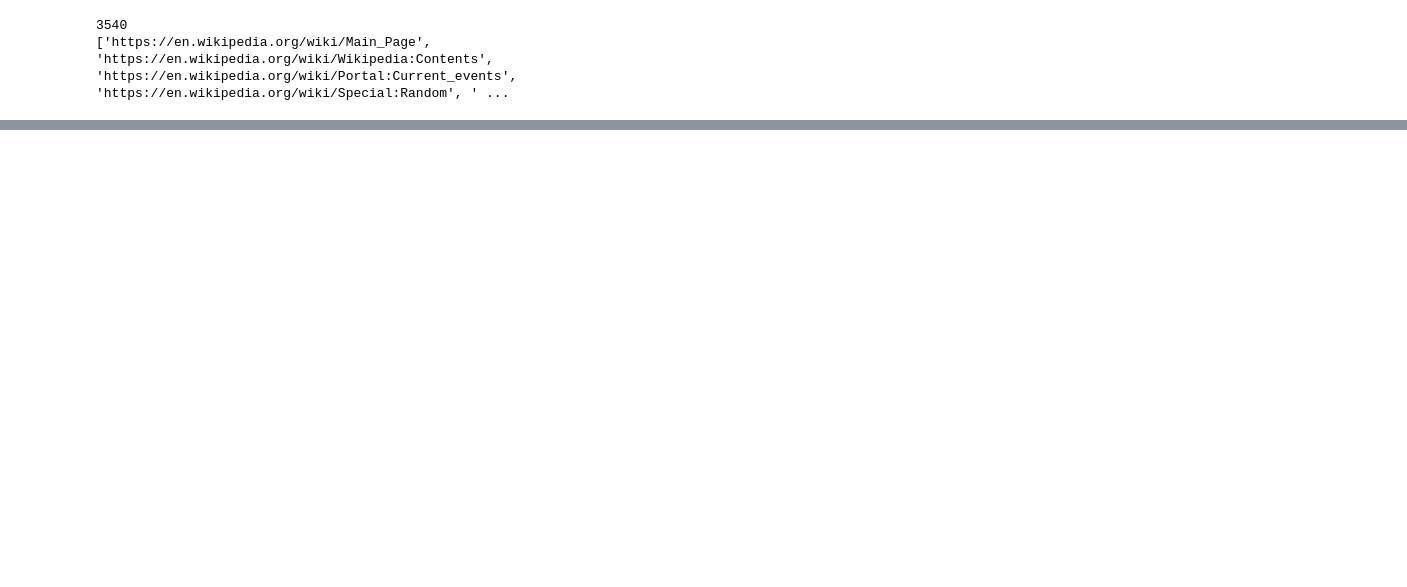
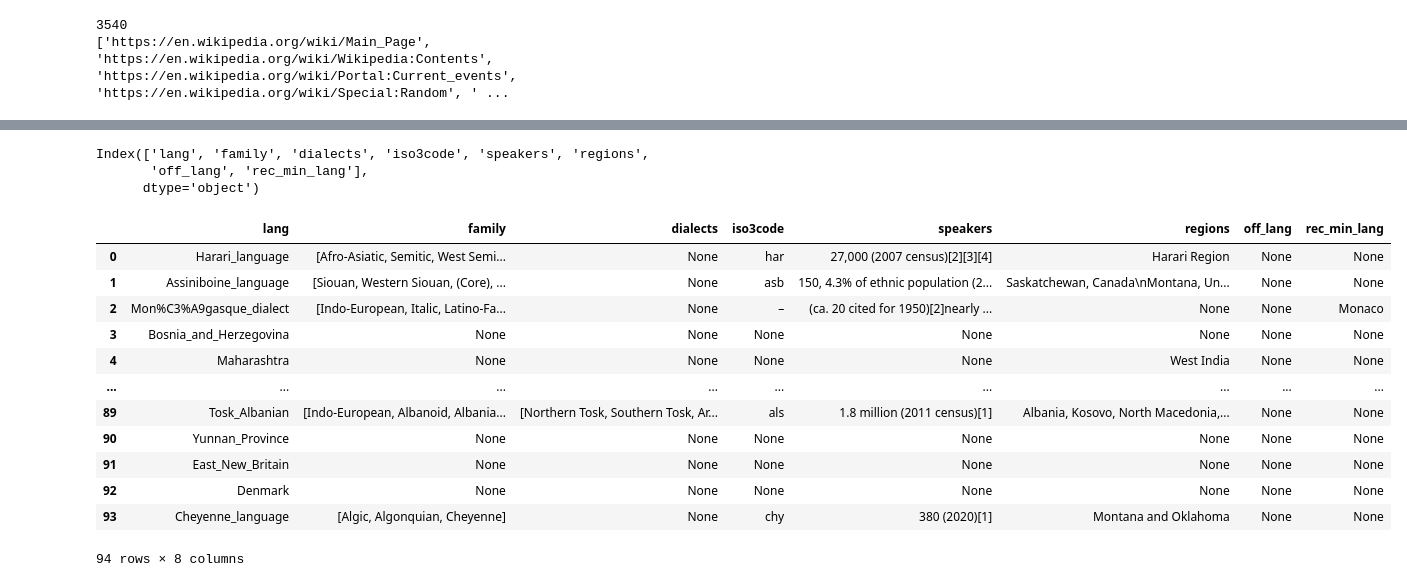
Before and after one commit to gcwarren/LanguageStatusVisualizationProject, a Jupyter notebook: scraper.ipynb, the cells around one changed output, grey strips where cells are left out. Saved outputs shown, nothing was run; the diff lists cells and outputs as text; code cells hidden in the pictures; blank space fills up the shorter version.

Commit message:
update to scraper aand attempt to merge

```diff
--- a/scraper.ipynb
+++ b/scraper.ipynb
@@ -63,8 +118,8 @@ urls = [url for url in urls if '?' not in url]
 # %% [output]
 3540
 ['https://en.wikipedia.org/wiki/Main_Page', 'https://en.wikipedia.org/wiki/Wikipedia:Contents', 'https://en.wikipedia.org/wiki/Portal:Current_events', 'https://en.wikipedia.org/wiki/Special:Random', ' ...
-# %%
-urls = ['https://en.wikipedia.org/wiki/Aari_language']
+# %%
+urls = urls[0:100]
 # %%
 data = []
 errors = []
@@ -90,11 +145,24 @@ for url in tqdm(urls):
 
         infobox_data = table.find_all('td', {'class': 'infobox-data'})
 
-        regions         = infobox_data[header_indices['Region']].text              if 'Region' in header_indices else None
         off_lang        = infobox_data[header_indices['Official language in']].text if 'Official language in' in header_indices else None
         rec_min_lang    = infobox_data[header_indices['Recognised minoritylanguage in']].text if 'Recognised minoritylanguage in' in header_indices else None
-        speakers        = infobox_data[header_indices['Speakers']].text             if 'Speakers' in header_indices else None
+        # speakers        = infobox_data[header_indices['Speakers']].text             if 'Speakers' in header_indices else None
         iso3code        = infobox_data[header_indices['ISO 639-3']].text            if 'ISO 639-3' in header_indices else None
+
+        if 'Speakers' in header_indices.keys():
+            speakers = infobox_data[header_indices['Speakers']].text
+        elif 'Native speakers' in header_indices.keys():
+            speakers = infobox_data[header_indices['Native speakers']].text
+        else:
+            speakers = None
+
+        if 'Region' in header_indices.keys():
+            regions = infobox_data[header_indices['Region']].text
+        elif 'Native Region' in header_indices.keys():
+            regions = infobox_data[header_indices['Native Region']].text
+        else:
+            regions = None
 
         family          = [x for x in infobox_data[header_indices['Language family']].get_text('title').split('title') if x != "\n"]\
                             if 'Language family' in header_indices else None
@@ -102,6 +170,7 @@ for url in tqdm(urls):
         dialects        = [x for x in infobox_data[header_indices['Dialects']].get_text('title').split('title') if x != "\n"] \
                             if 'Dialects' in header_indices else None
 
+        # print('Regions: ', regions)
         data.append((lang, family, dialects, iso3code, speakers, regions, off_lang, rec_min_lang))
     # except Exception as e:
     #     errors.append((e, url))
@@ -137,5 +187,5 @@ dtype: float64
 # %%
-languages = df[~df['iso3code'].isna()]
+languages = df
 # %%
 languages.isna().sum().sort_values()/len(languages)
 # %% [output]
@@ -170,0 +237,21 @@ languages[:20]
+# %%
+languages.merge(unesco_languages, left_on='lang', right_on='Name in English')
+print(languages.columns)
+languages
+# %% [output]
+Index(['lang', 'family', 'dialects', 'iso3code', 'speakers', 'regions',
+       'off_lang', 'rec_min_lang'],
+      dtype='object')
+|  | lang | family | dialects | iso3code | speakers | regions | off_lang | rec_min_lang |
+| 0 | Harari_language | [Afro-Asiatic, Semitic, West Semi... | None | har | 27,000 (2007 census)[2][3][4] | Harari Region | None | None |
+| 1 | Assiniboine_language | [Siouan, Western Siouan, (Core), ... | None | asb | 150, 4.3% of ethnic population (2... | Saskatchewan, Canada\nMontana, Un... | None | None |
+| 2 | Mon%C3%A9gasque_dialect | [Indo-European, Italic, Latino-Fa... | None | – | (ca. 20 cited for 1950)[2]nearly ... | None | None | Monaco |
+| 3 | Bosnia_and_Herzegovina | None | None | None | None | None | None | None |
+| 4 | Maharashtra | None | None | None | None | West India | None | None |
+| ... | ... | ... | ... | ... | ... | ... | ... | ... |
+| 89 | Tosk_Albanian | [Indo-European, Albanoid, Albania... | [Northern Tosk, Southern Tosk, Ar... | als | 1.8 million (2011 census)[1] | Albania, Kosovo, North Macedonia,... | None | None |
+| 90 | Yunnan_Province | None | None | None | None | None | None | None |
+| 91 | East_New_Britain | None | None | None | None | None | None | None |
+| 92 | Denmark | None | None | None | None | None | None | None |
+| 93 | Cheyenne_language | [Algic, Algonquian, Cheyenne] | None | chy | 380 (2020)[1] | Montana and Oklahoma | None | None |
+94 rows × 8 columns
```
Also changed, not shown: parts of 8 cells of this notebook.
